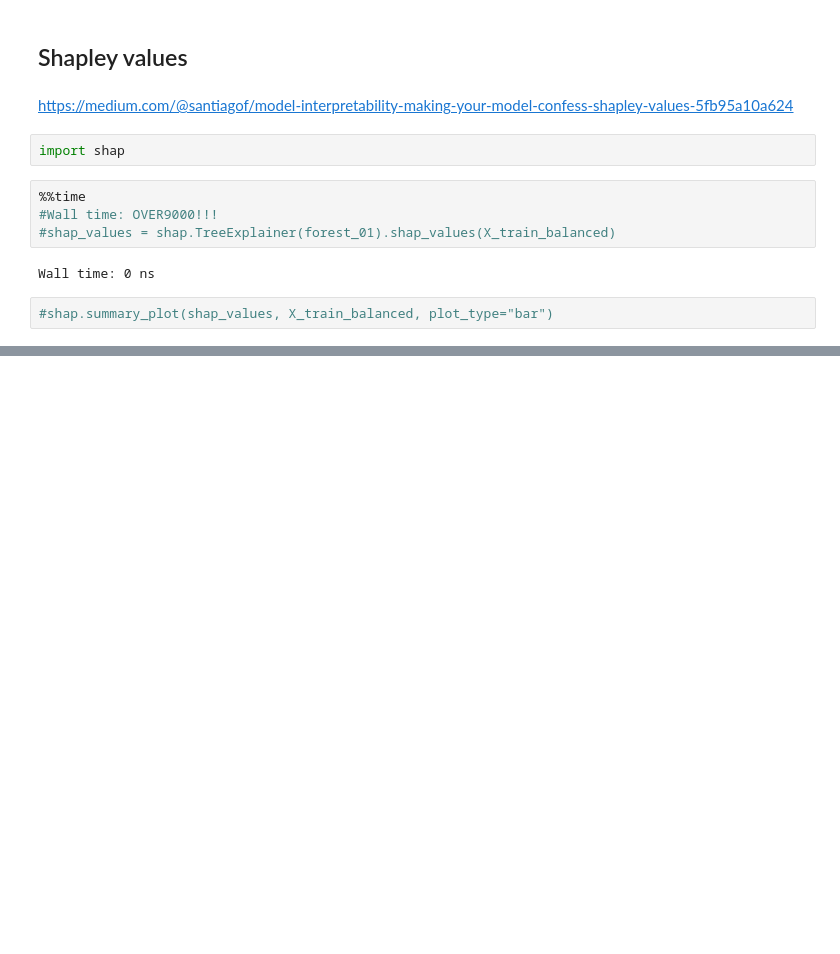
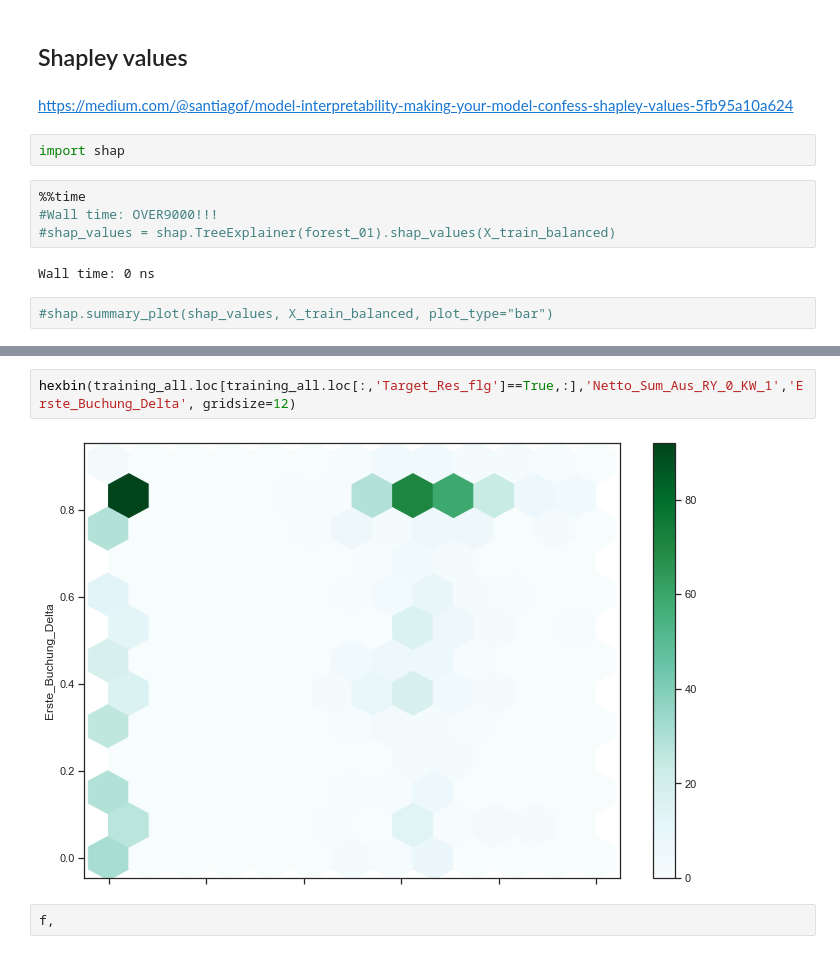
Before and after one commit to apgsga-stc/PredictiveAnalyticsPython, a Jupyter notebook: vkprog_analyse/sales_pred_master.ipynb, the cells around one changed output, grey strips where cells are left out. Cells and saved outputs as stored; diff of their text form; blank space fills up the shorter version.

```diff
--- a/vkprog_analyse/sales_pred_master.ipynb
+++ b/vkprog_analyse/sales_pred_master.ipynb
@@ -735,0 +876,6 @@ Wall time: 0 ns
+# %%
+hexbin(training_all.loc[training_all.loc[:,'Target_Res_flg']==True,:],'Netto_Sum_Aus_RY_0_KW_1','Erste_Buchung_Delta', gridsize=12)
+# %% [output]
+[figure, added]
+# %%
+f,
```
Also changed, not shown: parts of 18 cells of this notebook.
